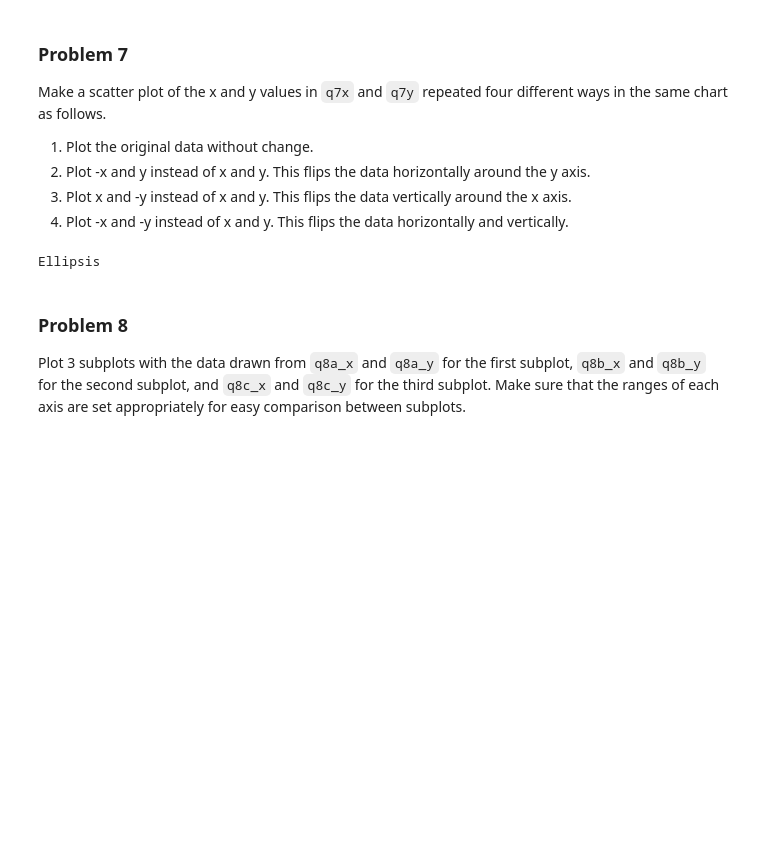
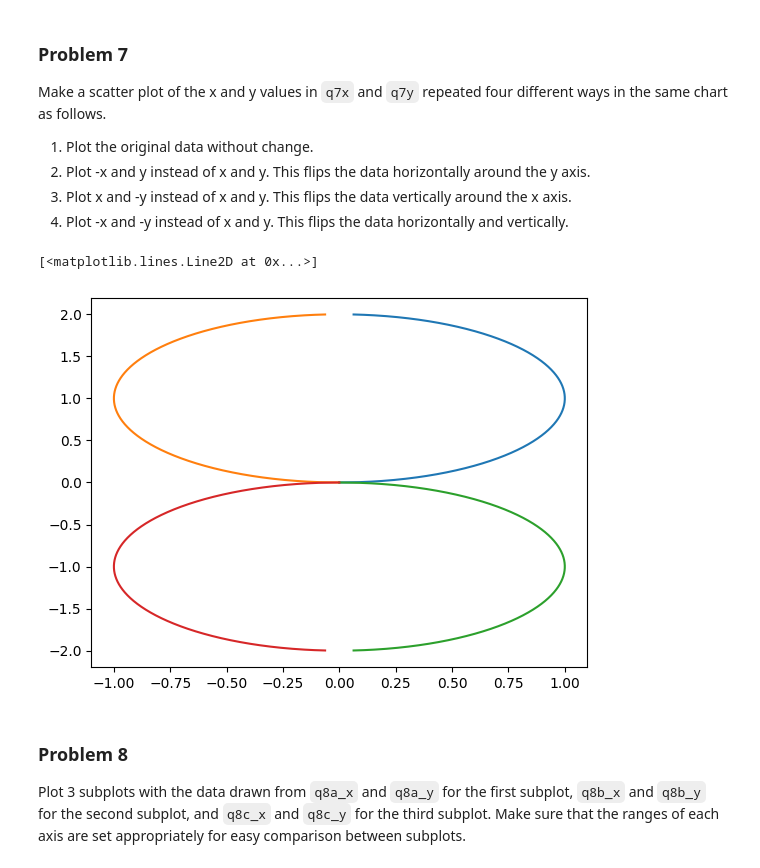
Before and after one commit to nmaldon1/dx602-homework-05, a Jupyter notebook: homework.ipynb, the cells around one changed output. Saved outputs shown, nothing was run; the diff lists cells and outputs as text; code cells hidden in the pictures; blank space fills up the shorter version.

```diff
--- a/homework.ipynb
+++ b/homework.ipynb
@@ -187,12 +187,16 @@ Make a scatter plot of the x and y values in `q7x` and `q7y` repeated four diffe
 
 q7y = [i / 500 for i in range(1000)]
 q7x = [math.sqrt(1 - (y - 1)**2) for y in q7y]
-# %%
-# YOUR CHANGES HERE
-
-...
-# %% [output]
-Ellipsis
+# %%
+# YOUR CHANGES HERE
+
+plt.plot(q7x, q7y)
+plt.plot([-x for x in q7x], q7y)
+plt.plot(q7x, [-y for y in q7y])
+plt.plot([-x for x in q7x], [-y for y in q7y])
+# %% [output]
+[<matplotlib.lines.Line2D at 0x...>]
+[figure, added]
 # %% [markdown]
 ### Problem 8
 
```
Also changed, not shown: parts of 13 cells of this notebook.
